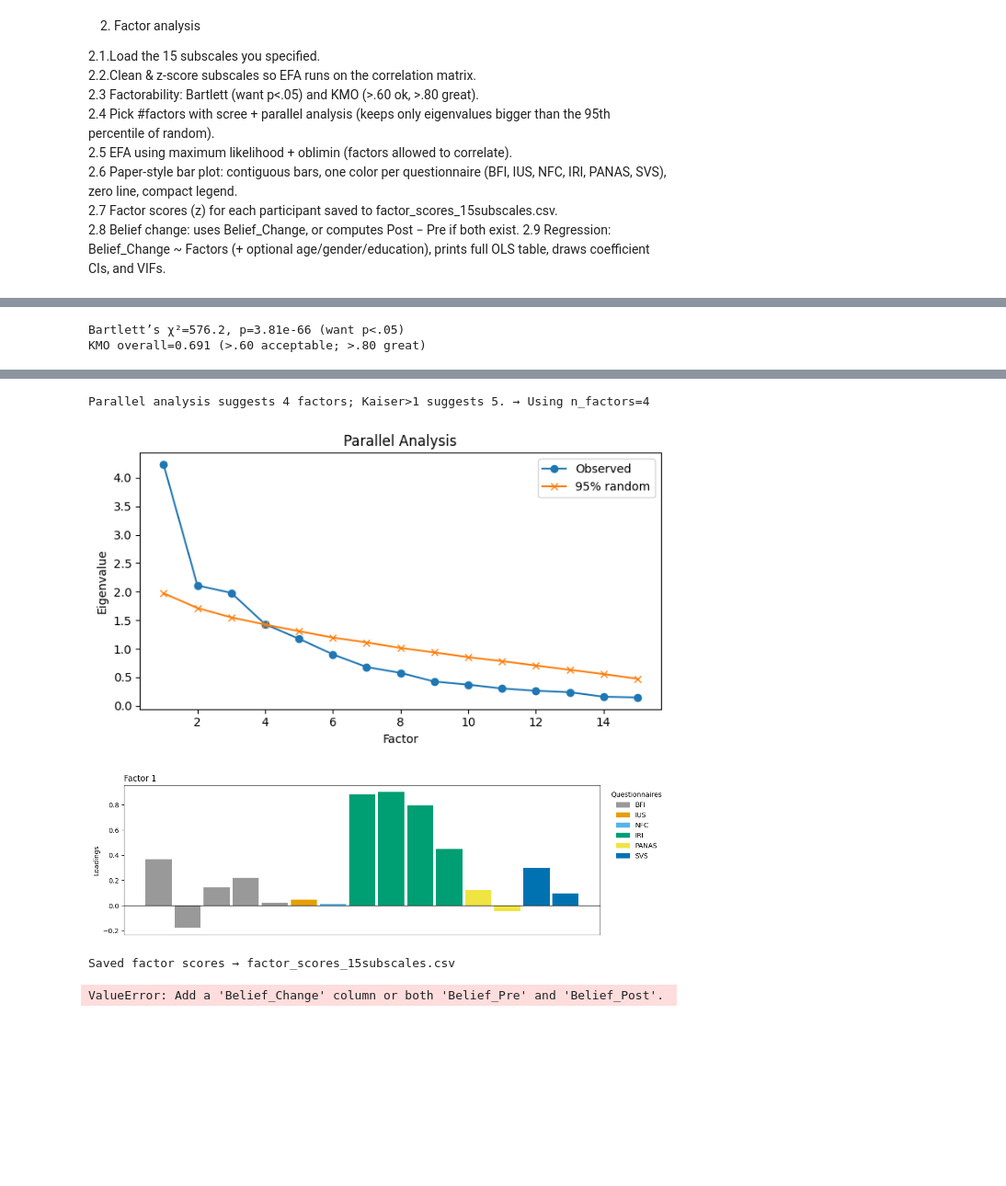
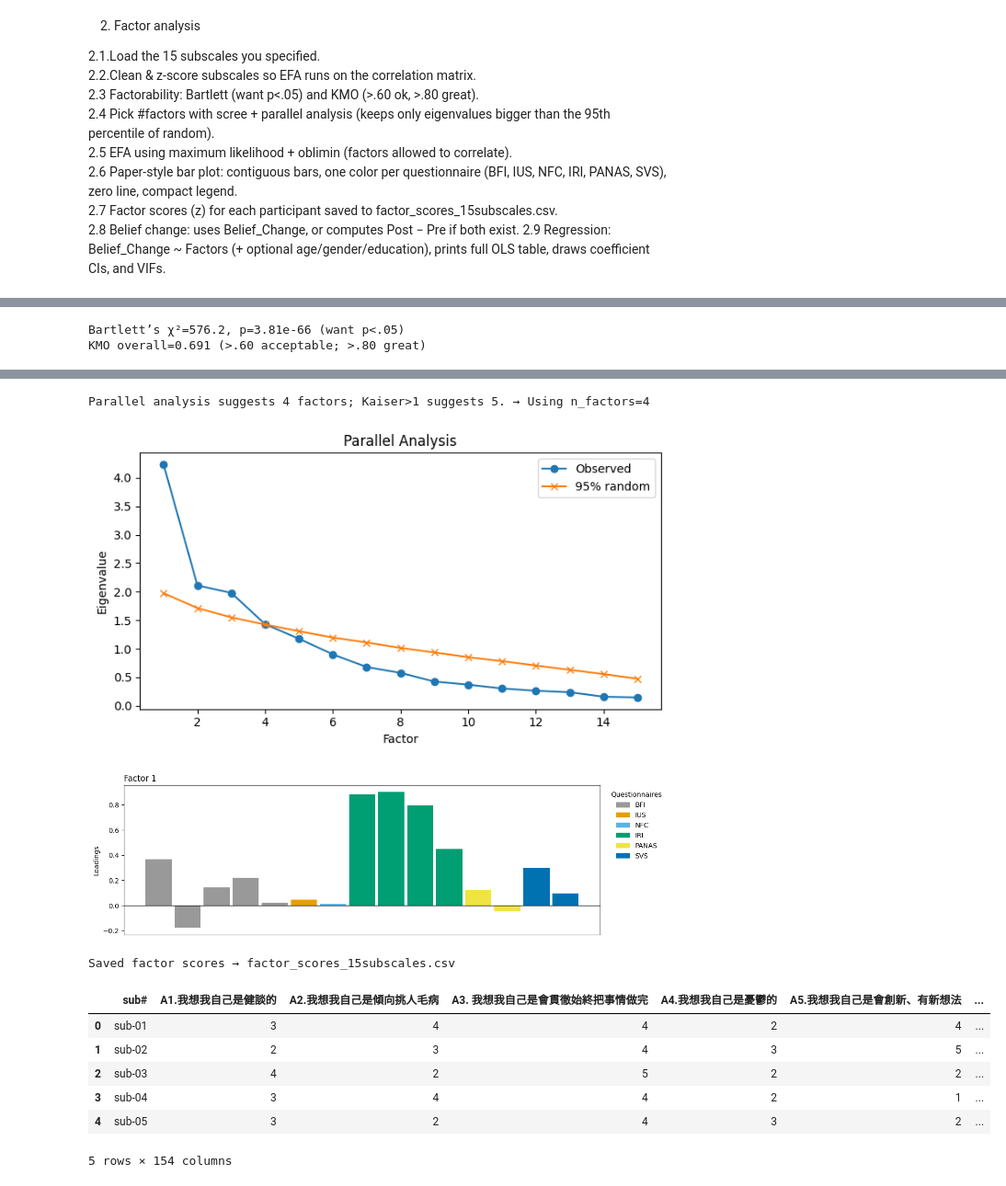
Before and after one commit to karl-1024/NeuroIntern, a Jupyter notebook: New folder/personality_analysis/final_cfa.ipynb, the cells around one changed output, grey strips where cells are left out. Shown at 92% size. Cells and saved outputs as stored; diff of their text form; code cells hidden in the pictures; blank space fills up the shorter version.

```diff
--- a/New folder/personality_analysis/final_cfa.ipynb
+++ b/New folder/personality_analysis/final_cfa.ipynb
@@ -164,9 +145,11 @@ subs = subs.loc[keep].copy()
 subs = subs.apply(lambda s: s.fillna(s.mean()), axis=0)
 subs_z = (subs - subs.mean()) / subs.std(ddof=0)
 
+
 # ------------------------------------------------
 # 3) Factorability checks: Bartlett & KMO (sanity)
-# ------------------------------------------------
+#------------------------------------------------
+
 bart_chi2, bart_p = calculate_bartlett_sphericity(subs_z)
 kmo_per_item, kmo_overall = calculate_kmo(subs_z)
 print(f"Bartlett’s χ²={bart_chi2:.1f}, p={bart_p:.3g} (want p<.05)")
@@ -291,72 +274,38 @@ plot_factor_bar(loadings, 'Factor1', title='Factor 1')
 
 # ---------------------------------------
 # 7) Factor scores (z) for each participant
 # ---------------------------------------
 factor_scores = pd.DataFrame(
     fa.transform(subs_z),
     columns=[f"Factor{i+1}" for i in range(n_factors)],
     index=subs_z.index
 )
 factor_scores = (factor_scores - factor_scores.mean()) / factor_scores.std(ddof=0)
 
 # optional save
 out = factor_scores.copy()
 if ID_COL and ID_COL in df_raw.columns:
     out.insert(0, ID_COL, df_raw.loc[subs_z.index, ID_COL].values)
 out.to_csv("factor_scores_15subscales.csv", index=False)
 print("Saved factor scores → factor_scores_15subscales.csv")
 
 # ----------------------------------------------------
 # 8) Outcome: Belief change (existing or pre/post diff)
 # ----------------------------------------------------
 df_work = df_raw.loc[subs_z.index].copy()
-
-def first_present(cols, candidates):
-    for c in candidates:
-        if c in cols: return c
-    return None
-
-belief_change_col = first_present(df_work.columns, ["Belief_Change","belief_change","delta_belief"])
-if belief_change_col is None:
-    pre  = first_present(df_work.columns, ["Belief_Pre","belief_pre","pre_belief"])
-    post = first_present(df_work.columns, ["Belief_Post","belief_post","post_belief"])
-
-
-    if pre and post:
-        df_work["Belief_Change"] = df_work[post] - df_work[pre]
-        belief_change_col = "Belief_Change"
-        print(f"Computed Belief_Change = {post} - {pre}")
-    else:
-        raise ValueError("Add a 'Belief_Change' column or both 'Belief_Pre' and 'Belief_Post'.")
-
-design = factor_scores.copy()
-design["Belief_Change"] = df_work[belief_change_col].values
-
-# Auto-add common controls if present
-for ctl in ["age","Age","AGE","gender","Gender","education","Education"]:
-    if ctl in df_work.columns:
-        design[ctl] = df_work[ctl].values
-
-# ----------------------------------------
-# 9) OLS: Belief_Change ~ latent factors (+ controls)
-# ----------------------------------------
-factor_cols = [c for c in design.columns if c.startswith("Factor")]
-controls = [c for c in ["age","Age","AGE","gender","Gender","education","Education"] if c in design.columns]
-rhs = " + ".join(factor_cols + controls) if controls else " + ".join(factor_cols)
-formula = f"Belief_Change ~ {rhs}"
-print("OLS formula:", formula)
-
-ols = smf.ols(formula, data=design.dropna(subset=["Belief_Change"])).fit()
-print(ols.summary())
-
-# coef plot (factors only)
-coefs = ols.params.loc[factor_cols]
+df_work.head()
 # %% [output]
 Bartlett’s χ²=576.2, p=3.81e-66 (want p<.05)
 KMO overall=0.691 (>.60 acceptable; >.80 great)
 [figure]
 Parallel analysis suggests 4 factors; Kaiser>1 suggests 5. → Using n_factors=4
 [figure]
 [figure]
 Saved factor scores → factor_scores_15subscales.csv
+|  | sub# | A1.我想我自己是健談的 | A2.我想我自己是傾向挑人毛病 | A3. 我想我自己是會貫徹始終把事情做完 | A4.我想我自己是憂鬱的 | A5.我想我自己是會創新、有新想法 | ... |
+| 0 | sub-01 | 3 | 4 | 4 | 2 | 4 | ... |
+| 1 | sub-02 | 2 | 3 | 4 | 3 | 5 | ... |
+| 2 | sub-03 | 4 | 2 | 5 | 2 | 2 | ... |
+| 3 | sub-04 | 3 | 4 | 4 | 2 | 1 | ... |
+| 4 | sub-05 | 3 | 2 | 4 | 3 | 2 | ... |
-ValueError: Add a 'Belief_Change' column or both 'Belief_Pre' and 'Belief_Post'.
+5 rows × 154 columns
```
Also changed, not shown: parts of 7 cells of this notebook.
